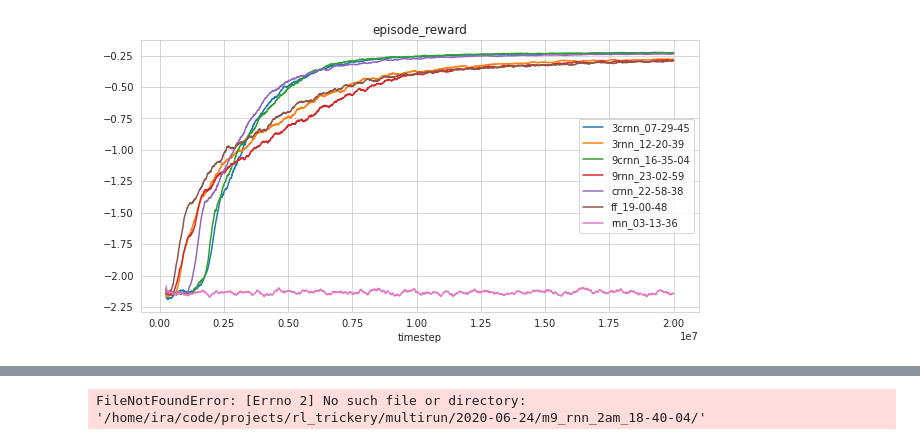
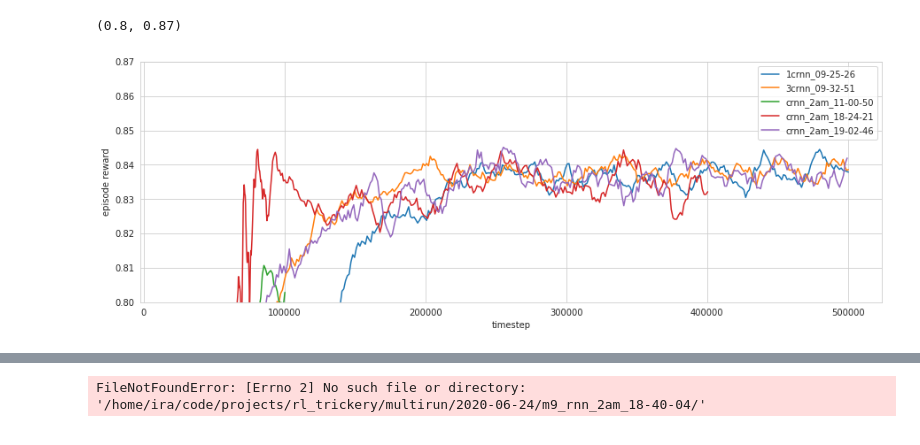
Before and after one commit to mandrecki/rl_trickery, a Jupyter notebook: notebooks/clean_multirun.ipynb, the cells around one changed output, grey strips where cells are left out. Drawn from its saved outputs; the diff is of its cells as text; code cells hidden in the pictures.

```diff
--- a/notebooks/clean_multirun.ipynb
+++ b/notebooks/clean_multirun.ipynb
@@ -77,21 +77,26 @@ def compare_mrs(mrs, col="episode_reward", show_std=False, window=10, train=True
 #         joined = joined.fillna(method="ffill")
         mean = joined.mean(axis=1).rolling(window).mean()
         std = joined.std(axis=1).rolling(window).mean()
-        ax = mean.plot(ax=ax, c=color, label=mr.name, figsize=(10,5))
+        ax = mean.plot(ax=ax, c=color, label=mr.name, figsize=(15,5))
         if show_std:
-            ax = (mean+std).plot(ax=ax, c=color, alpha=0.5, figsize=(10,5))
-            ax = (mean-std).plot(ax=ax, c=color, alpha=0.5, figsize=(10,5))
+            ax = (mean+std).plot(ax=ax, c=color, alpha=0.5)
+            ax = (mean-std).plot(ax=ax, c=color, alpha=0.5)
     plt.legend()
-    plt.title(col)
+    plt.ylabel(col.replace("_", " "))
 # %%
-# path = "/home/ira/code/projects/rl_trickery/multirun/0_baselines//"
+# path = "/home/ira/code/projects/rl_trickery/multirun/0_baselines/minigrid//"
 # path = "/home/ira/code/projects/rl_trickery/multirun/0_compare//"
 # path = "/home/ira/code/projects/rl_trickery/multirun/0_baselines/m11fixed///"
-path = "/home/ira/code/projects/rl_trickery/multirun/000_proper_experiments/m15/"
-# path = "/home/ira/code/projects/rl_trickery/multirun/2020-07-12//"
+# path = "/home/ira/code/projects/rl_trickery/multirun/000_proper_experiments/m11fixed///"
+# path = "/home/ira/code/projects/rl_trickery/multirun/_final/rnn_amnesia_m15//"
+path = "/home/ira/code/projects/rl_trickery/multirun/2020-07-24/"
 dirs = os.listdir(path)
 dirs = sorted(dirs)
 mrs = [load_dir(path+dir_) for dir_ in dirs]
-compare_mrs(mrs, col="episode_reward", show_std=False, window=200, train=True)
+compare_mrs(mrs, col="episode_reward", show_std=False, window=10, train=True)
+# plt.title("X")
+plt.ylim(-1, 0.87)
+plt.ylim(0.8, 0.87)
 # %% [output]
+(0.8, 0.87)
-[figure, old version]
+[figure, new version]
```
Also changed, not shown: parts of 6 cells of this notebook, 14 other files.
